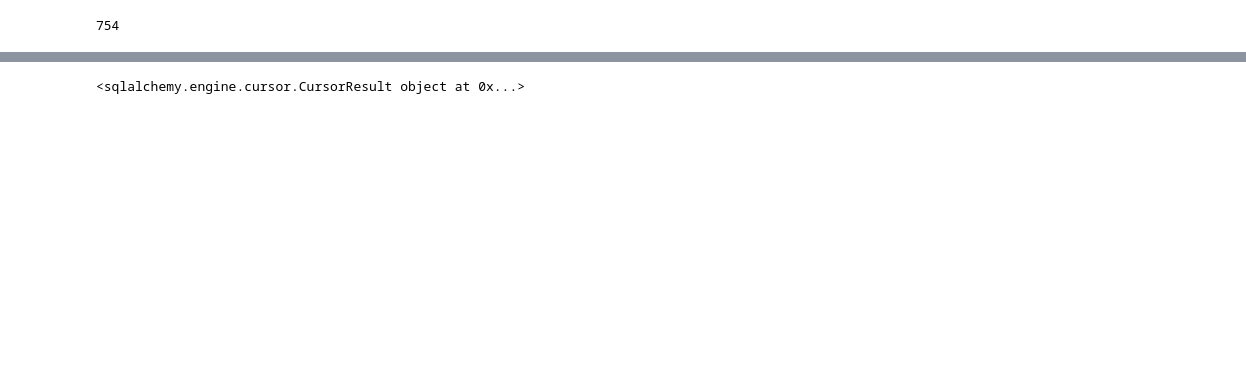
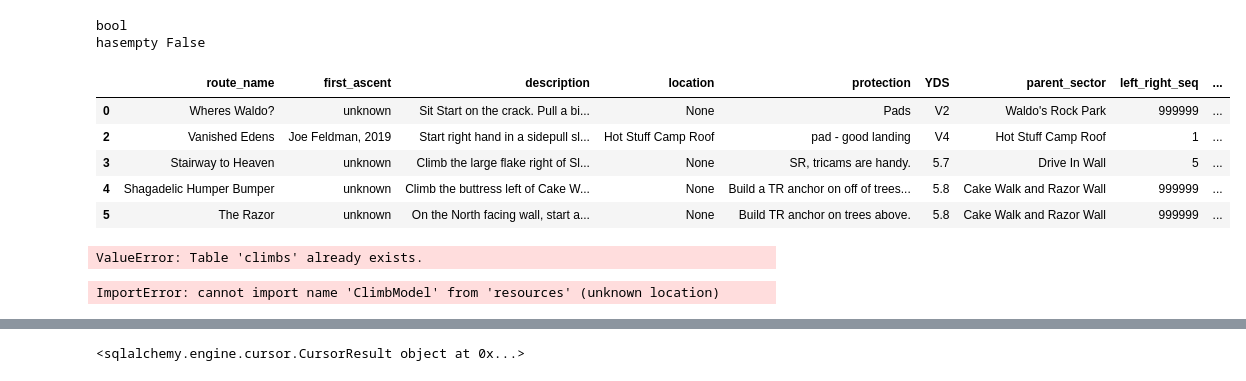
Before and after one commit to Khaled2049/all-out, a Jupyter notebook: app.ipynb, the cells around one changed output, grey strips where cells are left out. Saved outputs shown, nothing was run; the diff lists cells and outputs as text; code cells hidden in the pictures; blank space fills up the shorter version.

```diff
--- a/app.ipynb
+++ b/app.ipynb
@@ -151,0 +175,20 @@ df.head()
+# %%
+value_counts = df['mixed'].dtype
+print(value_counts)
+
+has_empty_values = df['mixed'].isnull().any()
+print('hasempty', has_empty_values)
+# %% [output]
+bool
+hasempty False
+# %%
+import uuid
+df['id'] = [str(uuid.uuid4()) for _ in range(len(df))]
+df.head()
+# %% [output]
+|  | route_name | first_ascent | description | location | protection | YDS | parent_sector | left_right_seq | ... |
+| 0 | Wheres Waldo? | unknown | Sit Start on the crack. Pull a bi... | None | Pads | V2 | Waldo's Rock Park | 999999 | ... |
+| 2 | Vanished Edens | Joe Feldman, 2019 | Start right hand in a sidepull sl... | Hot Stuff Camp Roof | pad - good landing | V4 | Hot Stuff Camp Roof | 1 | ... |
+| 3 | Stairway to Heaven | unknown | Climb the large flake right of Sl... | None | SR, tricams are handy. | 5.7 | Drive In Wall | 5 | ... |
+| 4 | Shagadelic Humper Bumper | unknown | Climb the buttress left of Cake W... | None | Build a TR anchor on off of trees... | 5.8 | Cake Walk and Razor Wall | 999999 | ... |
+| 5 | The Razor | unknown | On the North facing wall, start a... | None | Build TR anchor on trees above. | 5.8 | Cake Walk and Razor Wall | 999999 | ... |
@@ -161,6 +206,46 @@ if uri.startswith("postgres://"):
     uri = uri.replace("postgres://", "postgresql://", 1)
 # print('After: ' + uri)
 engine = create_engine(uri)
-df.to_sql('climbing_data', engine)
+df.to_sql('climbs', engine)
 # %% [output]
-754
+ValueError: Table 'climbs' already exists.
+# %%
+from sqlalchemy.orm import sessionmaker
+Session = sessionmaker(bind=engine)
+session = Session()
+from resources import ClimbModel
+# Read data from CSV and insert into the existing table
+with open('./climbing_routes.csv', 'r') as file:
+    next(file)  # Skip the header if exists
+    for line in file:
+        data = line.strip().split(',')  # Assuming CSV has comma-separated values
+        climb = ClimbModel(
+            route_name=data[0],
+            first_ascent=data[1],
+            description=data[2],
+            location=data[3],
+            protection=data[4],
+            YDS=data[5],
+            mixed=data[6].lower() == 'true',
+            ice=data[7].lower() == 'true',
+            trad=data[8].lower() == 'true',
+            aid=data[9].lower() == 'true',
+            alpine=data[10].lower() == 'true',
+            sport=data[11].lower() == 'true',
+            tr=data[12].lower() == 'true',
+            boulder=data[13].lower() == 'true',
+            snow=data[14].lower() == 'true',
+            mp_sector_id=data[15],
+            mp_route_id=data[16],
+            parent_sector=data[17],
+            left_right_seq=data[18],
+            longitude=float(data[19]),
+            latitude=float(data[20])
+        )
+        session.add(climb)
+
+    session.commit()
+# Close the session
+session.close()
+# %% [output]
+ImportError: cannot import name 'ClimbModel' from 'resources' (unknown location)
```
Also changed, not shown: parts of 13 cells of this notebook, 29 other files.
